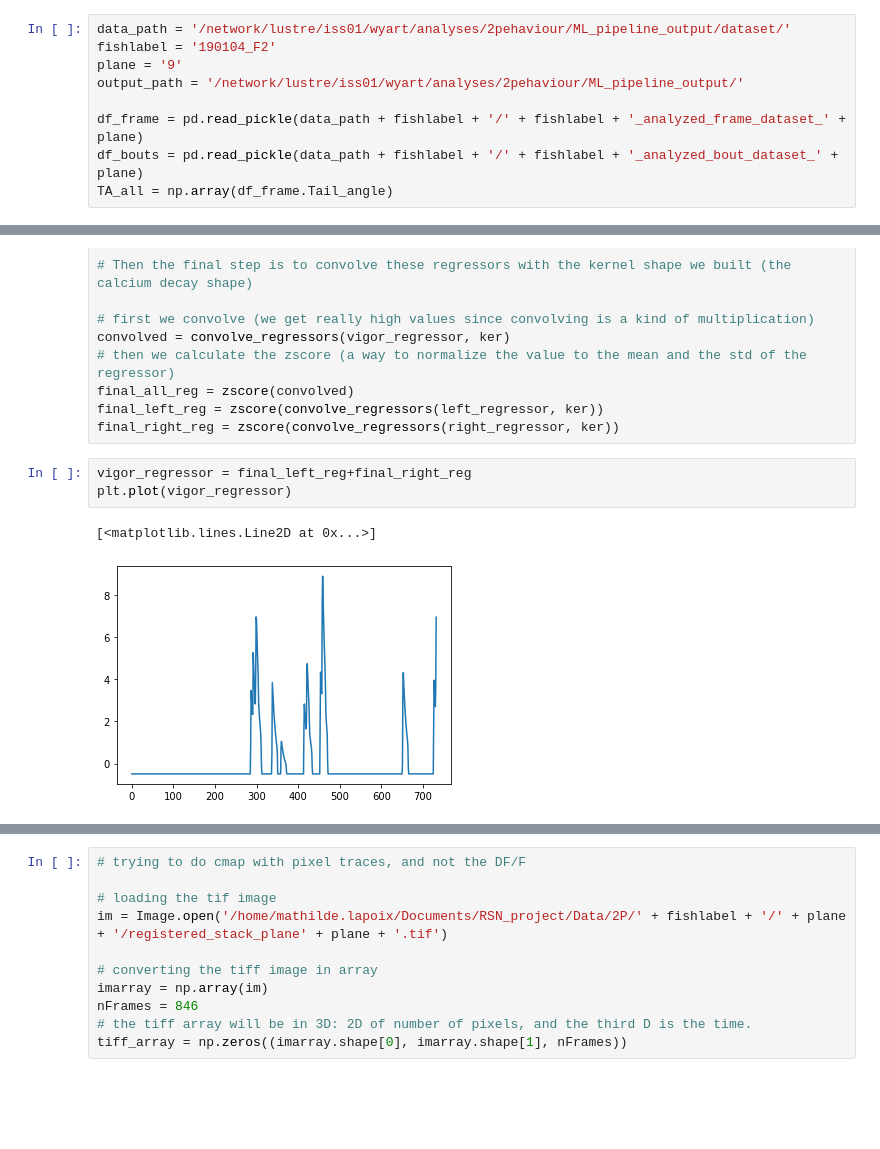
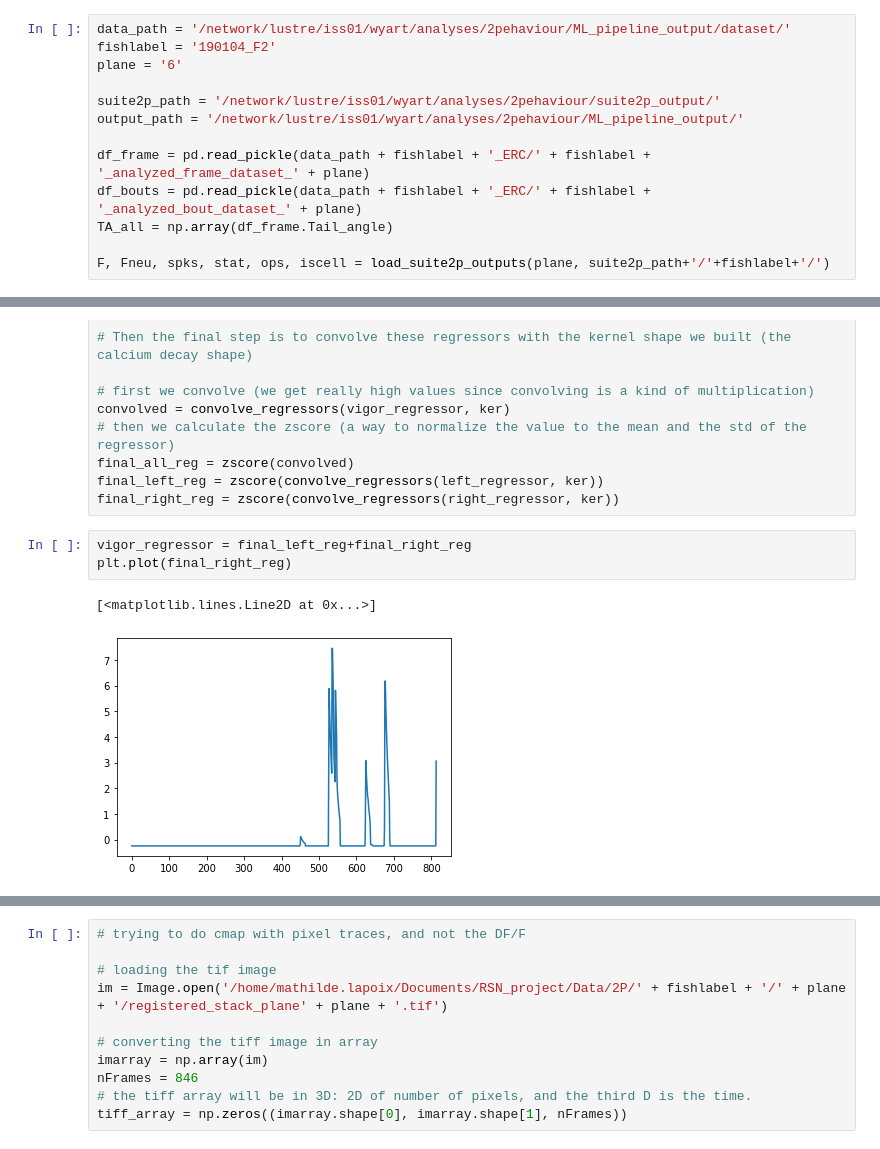
Before and after one commit to mathildelpx/Brainstem_V2a_V1_project, a Jupyter notebook: notebooks/pixelWiseCorrelation.ipynb, the cells around one changed output, grey strips where cells are left out. Saved outputs shown, nothing was run; the diff lists cells and outputs as text; blank space fills up the shorter version.

```diff
--- a/notebooks/pixelWiseCorrelation.ipynb
+++ b/notebooks/pixelWiseCorrelation.ipynb
@@ -54,9 +84,13 @@ ker2 = np.concatenate((ker_zeros, ker, ker_zeros))
 # %%
 data_path = '/network/lustre/iss01/wyart/analyses/2pehaviour/ML_pipeline_output/dataset/'
 fishlabel = '190104_F2'
-plane = '9'
+plane = '6'
+
+suite2p_path = '/network/lustre/iss01/wyart/analyses/2pehaviour/suite2p_output/'
 output_path = '/network/lustre/iss01/wyart/analyses/2pehaviour/ML_pipeline_output/'
 
-df_frame = pd.read_pickle(data_path + fishlabel + '/' + fishlabel + '_analyzed_frame_dataset_' + plane)
-df_bouts = pd.read_pickle(data_path + fishlabel + '/' + fishlabel + '_analyzed_bout_dataset_' + plane)
+df_frame = pd.read_pickle(data_path + fishlabel + '_ERC/' + fishlabel + '_analyzed_frame_dataset_' + plane)
+df_bouts = pd.read_pickle(data_path + fishlabel + '_ERC/' + fishlabel + '_analyzed_bout_dataset_' + plane)
 TA_all = np.array(df_frame.Tail_angle)
+
+F, Fneu, spks, stat, ops, iscell = load_suite2p_outputs(plane, suite2p_path+'/'+fishlabel+'/')
@@ -95,7 +127,7 @@ final_left_reg = zscore(convolve_regressors(left_regressor, ker))
 final_right_reg = zscore(convolve_regressors(right_regressor, ker))
 # %%
 vigor_regressor = final_left_reg+final_right_reg
-plt.plot(vigor_regressor)
+plt.plot(final_right_reg)
 # %% [output]
 [<matplotlib.lines.Line2D at 0x...>]
-[figure, old version]
+[figure, new version]
```
Also changed, not shown: parts of 7 cells of this notebook, 15 other files.
